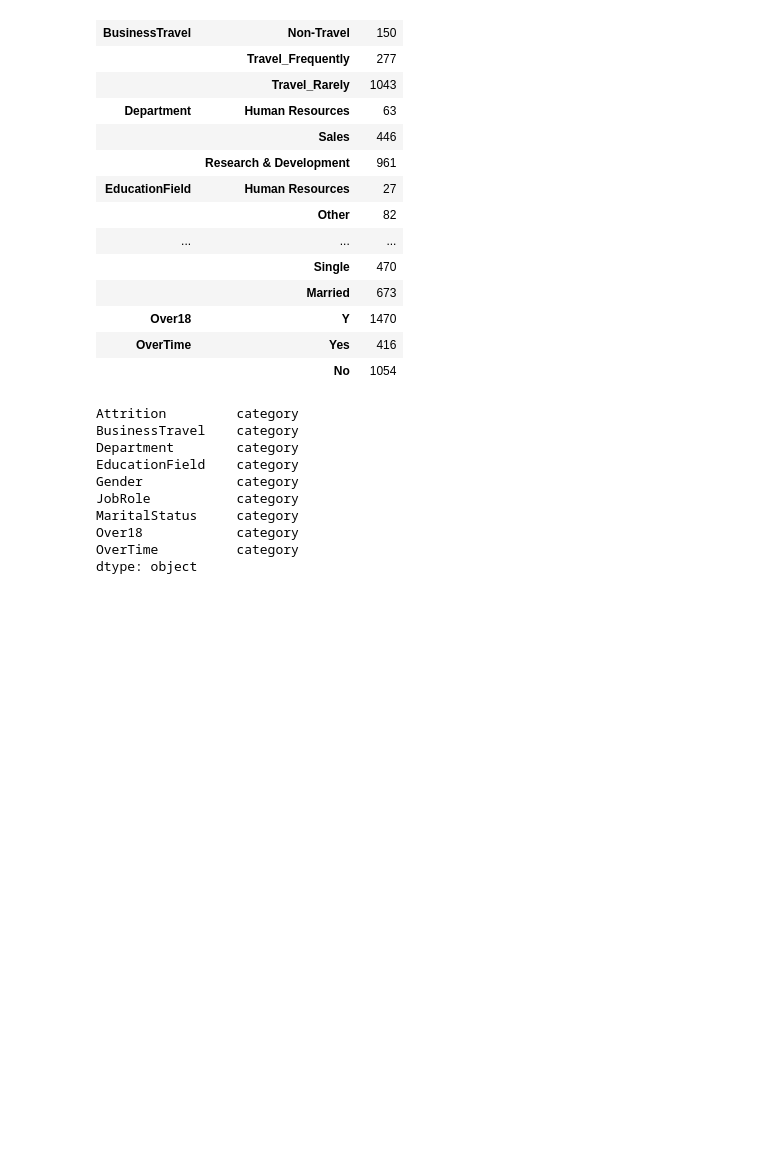
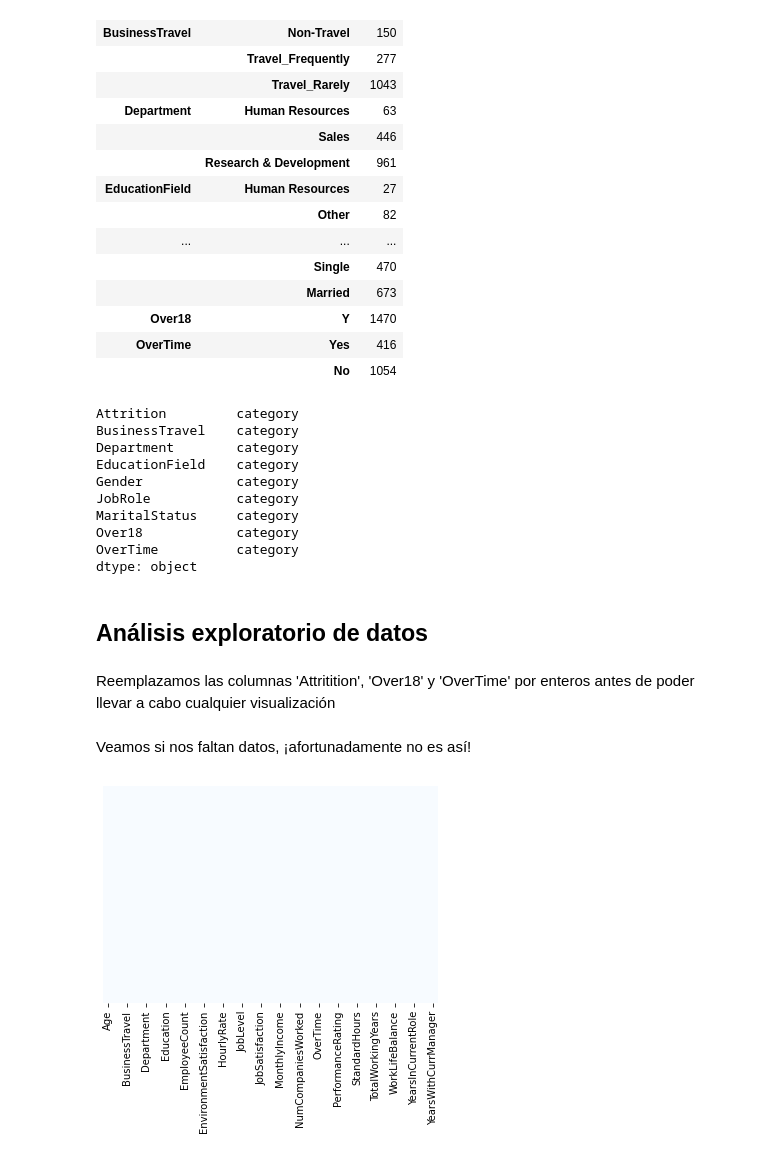
Before and after one commit to FaustinoAndres/HR_department, a Jupyter notebook: hr_department_notebook.ipynb, the cells around one changed output. Saved outputs shown, nothing was run; the diff lists cells and outputs as text; code cells hidden in the pictures; blank space fills up the shorter version.

```diff
--- a/hr_department_notebook.ipynb
+++ b/hr_department_notebook.ipynb
@@ -109,3 +109,19 @@ MaritalStatus     category
 Over18            category
 OverTime          category
 dtype: object
+# %% [markdown]
+## Análisis exploratorio de datos
+# %% [markdown]
+Reemplazamos las columnas 'Attritition', 'Over18' y 'OverTime' por enteros antes de poder llevar a cabo cualquier visualización
+# %%
+employee_df['Attrition'] = employee_df['Attrition'].apply(lambda x: 1 if x=='Yes' else 0)
+# %%
+employee_df['Over18'] = employee_df['Over18'].apply(lambda x: 1 if x=='Y' else 0)
+employee_df['OverTime'] = employee_df['OverTime'].apply(lambda x: 1 if x=='Yes' else 0)
+# %% [markdown]
+Veamos si nos faltan datos, ¡afortunadamente no es así!
+# %%
+sns.heatmap(employee_df.isnull(), yticklabels=False, cbar=False, cmap='Blues')
+plt.show()
+# %% [output]
+[figure, added]
```
Also changed, not shown: parts of 2 cells of this notebook.
